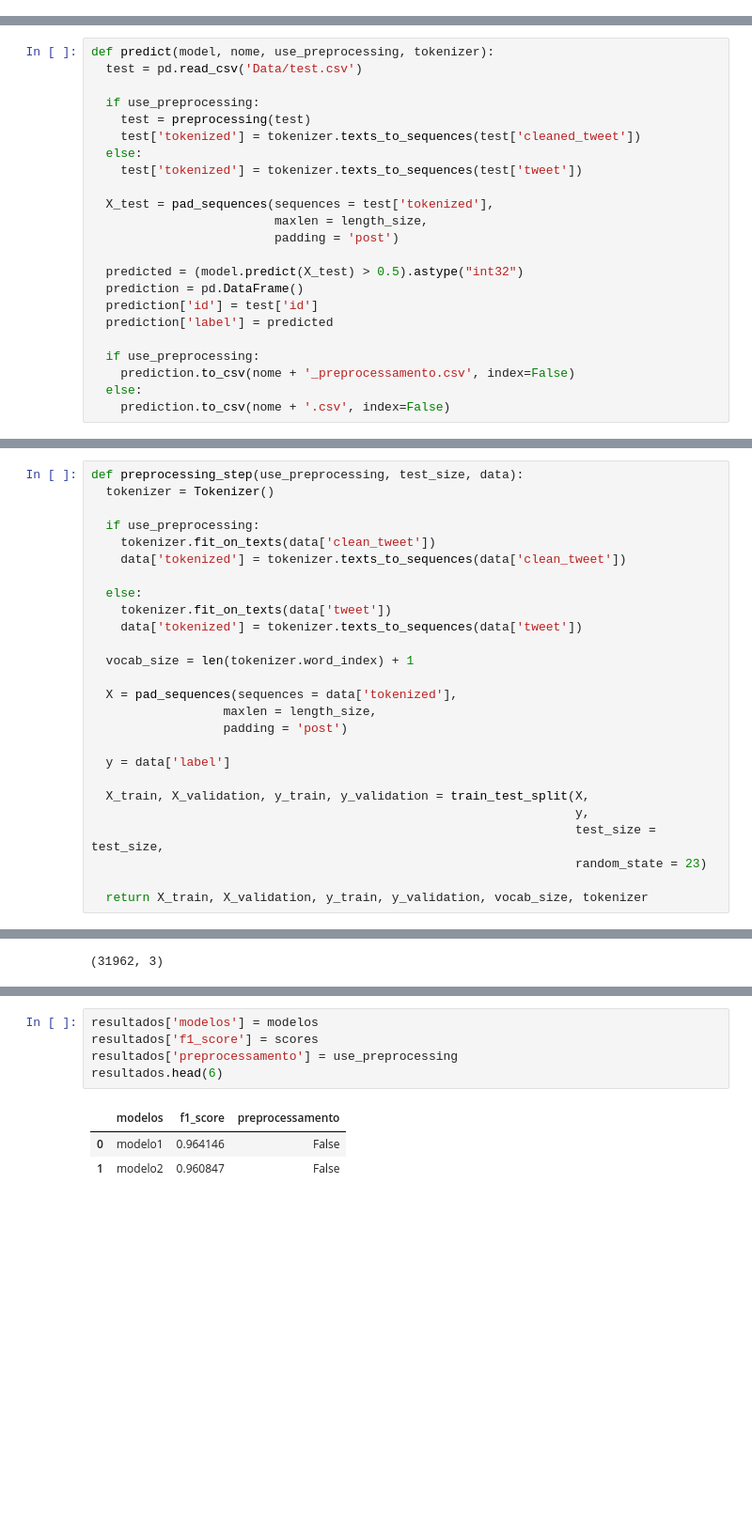
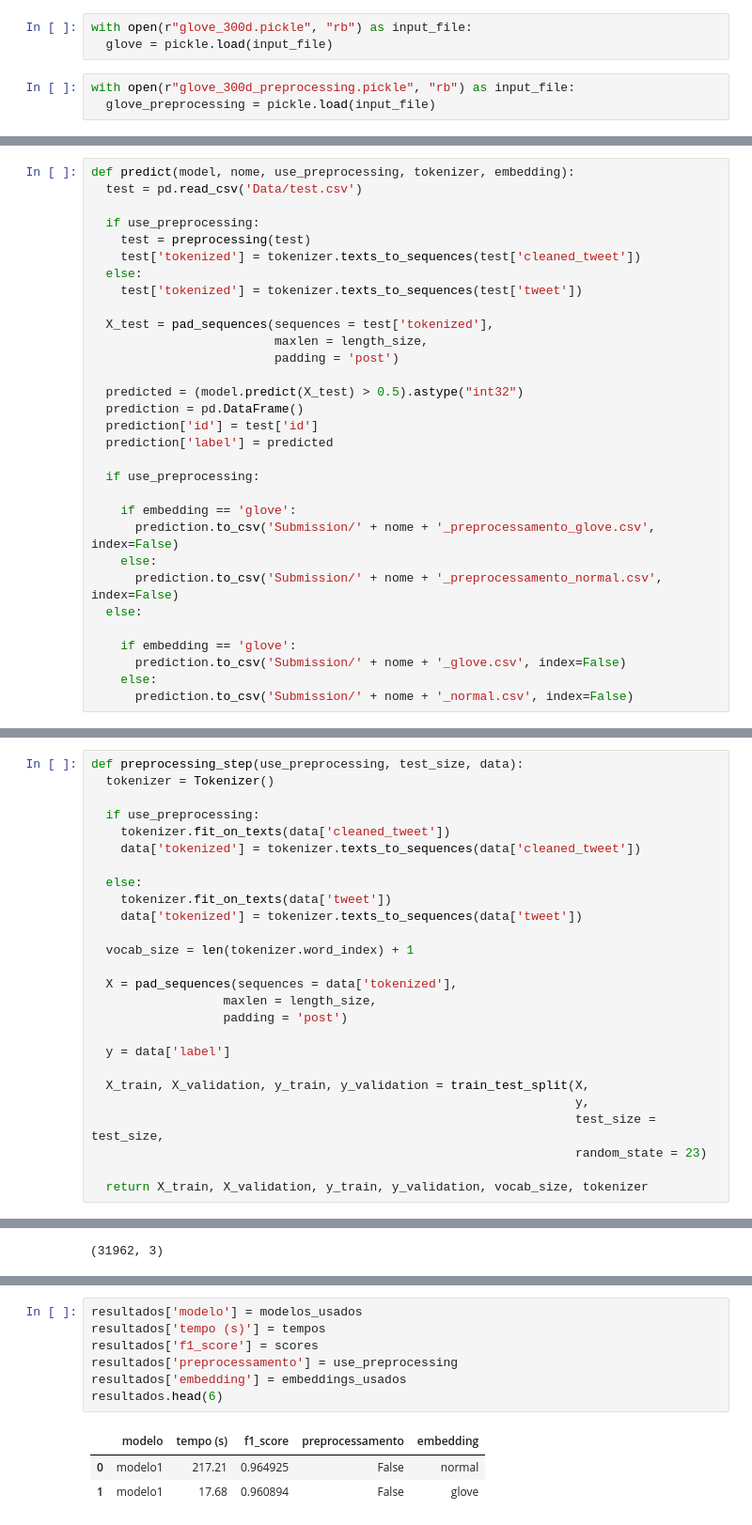
Before and after one commit to rafaelgreca/TFG, a Jupyter notebook: Codigo/Studies/CNN/cnn.ipynb, the cells around one changed output, grey strips where cells are left out. Shown at 94% size. Drawn from its saved outputs; the diff is of its cells as text; blank space fills up the shorter version.

```diff
--- a/Codigo/Studies/CNN/cnn.ipynb
+++ b/Codigo/Studies/CNN/cnn.ipynb
@@ -45,6 +47,12 @@ warnings.filterwarnings('ignore')
 [nltk_data]   Package stopwords is already up-to-date!
 # %% [markdown]
 # Preprocessing
+# %%
+with open(r"glove_300d.pickle", "rb") as input_file:
+  glove = pickle.load(input_file)
+# %%
+with open(r"glove_300d_preprocessing.pickle", "rb") as input_file:
+  glove_preprocessing = pickle.load(input_file)
 # %%
 def remove_username(text):
   text = re.sub(r'\@[^\s]+', ' ', text)
@@ -391,7 +507,7 @@ def modelo6(X_train, X_validation, y_train, y_validation, length_size, embedding
 # %% [markdown]
 ## Predict
 # %%
-def predict(model, nome, use_preprocessing, tokenizer):
+def predict(model, nome, use_preprocessing, tokenizer, embedding):
   test = pd.read_csv('Data/test.csv')
 
   if use_preprocessing:
@@ -410,9 +526,17 @@ def predict(model, nome, use_preprocessing, tokenizer):
   prediction['label'] = predicted
 
   if use_preprocessing:
-    prediction.to_csv(nome + '_preprocessamento.csv', index=False)
+
+    if embedding == 'glove':
+      prediction.to_csv('Submission/' + nome + '_preprocessamento_glove.csv', index=False)
+    else:
+      prediction.to_csv('Submission/' + nome + '_preprocessamento_normal.csv', index=False)
   else:
-    prediction.to_csv(nome + '.csv', index=False)
+
+    if embedding == 'glove':
+      prediction.to_csv('Submission/' + nome + '_glove.csv', index=False)
+    else:
+      prediction.to_csv('Submission/' + nome + '_normal.csv', index=False)
 # %% [markdown]
 # Main
 # %%
@@ -420,8 +544,8 @@ def preprocessing_step(use_preprocessing, test_size, data):
   tokenizer = Tokenizer()
 
   if use_preprocessing:
-    tokenizer.fit_on_texts(data['clean_tweet'])
-    data['tokenized'] = tokenizer.texts_to_sequences(data['clean_tweet'])
+    tokenizer.fit_on_texts(data['cleaned_tweet'])
+    data['tokenized'] = tokenizer.texts_to_sequences(data['cleaned_tweet'])
 
   else:
     tokenizer.fit_on_texts(data['tweet'])
@@ -535,9 +680,11 @@ Epoch 5/20
 # %%
-resultados['modelos'] = modelos
+resultados['modelo'] = modelos_usados
+resultados['tempo (s)'] = tempos
 resultados['f1_score'] = scores
 resultados['preprocessamento'] = use_preprocessing
+resultados['embedding'] = embeddings_usados
 resultados.head(6)
 # %% [output]
-|  | modelos | f1_score | preprocessamento |
-| 0 | modelo1 | 0.964146 | False |
-| 1 | modelo2 | 0.960847 | False |
+|  | modelo | tempo (s) | f1_score | preprocessamento | embedding |
+| 0 | modelo1 | 217.21 | 0.964925 | False | normal |
+| 1 | modelo1 | 17.68 | 0.960894 | False | glove |
```
Also changed, not shown: parts of 10 cells of this notebook.
